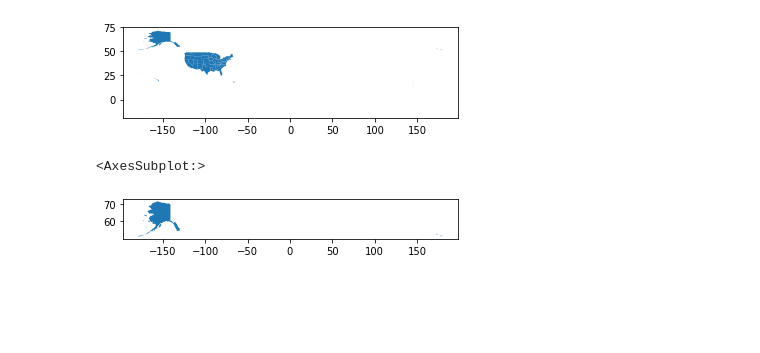
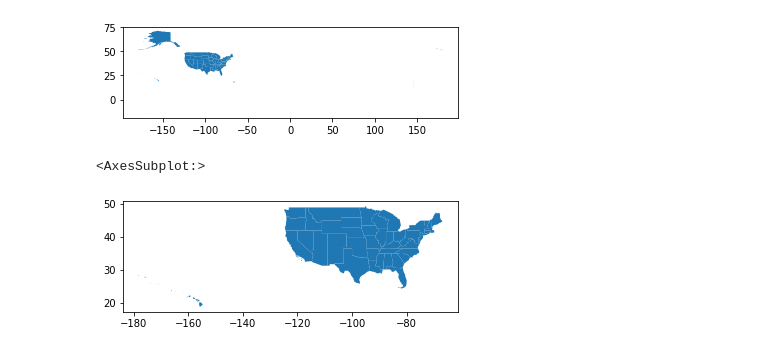
Before and after one commit to carmengg/eds-220-book, a Jupyter notebook: drafts-lectures/lesson-11-census-shapefile.ipynb, the cells around one changed output. Saved outputs shown, nothing was run; the diff lists cells and outputs as text; code cells hidden in the pictures; blank space fills up the shorter version.

```diff
--- a/drafts-lectures/lesson-11-census-shapefile.ipynb
+++ b/drafts-lectures/lesson-11-census-shapefile.ipynb
@@ -95,7 +87,7 @@ states.plot()
 <AxesSubplot:>
 [figure]
 # %%
-states[states.statefp=='02'].plot()
+states[(states.statefp!=2) & (states.region!=9)].plot()
 # %% [output]
 <AxesSubplot:>
-[figure, old version]
+[figure, new version]
```
Also changed, not shown: parts of 3 cells of this notebook, 1 other file.
